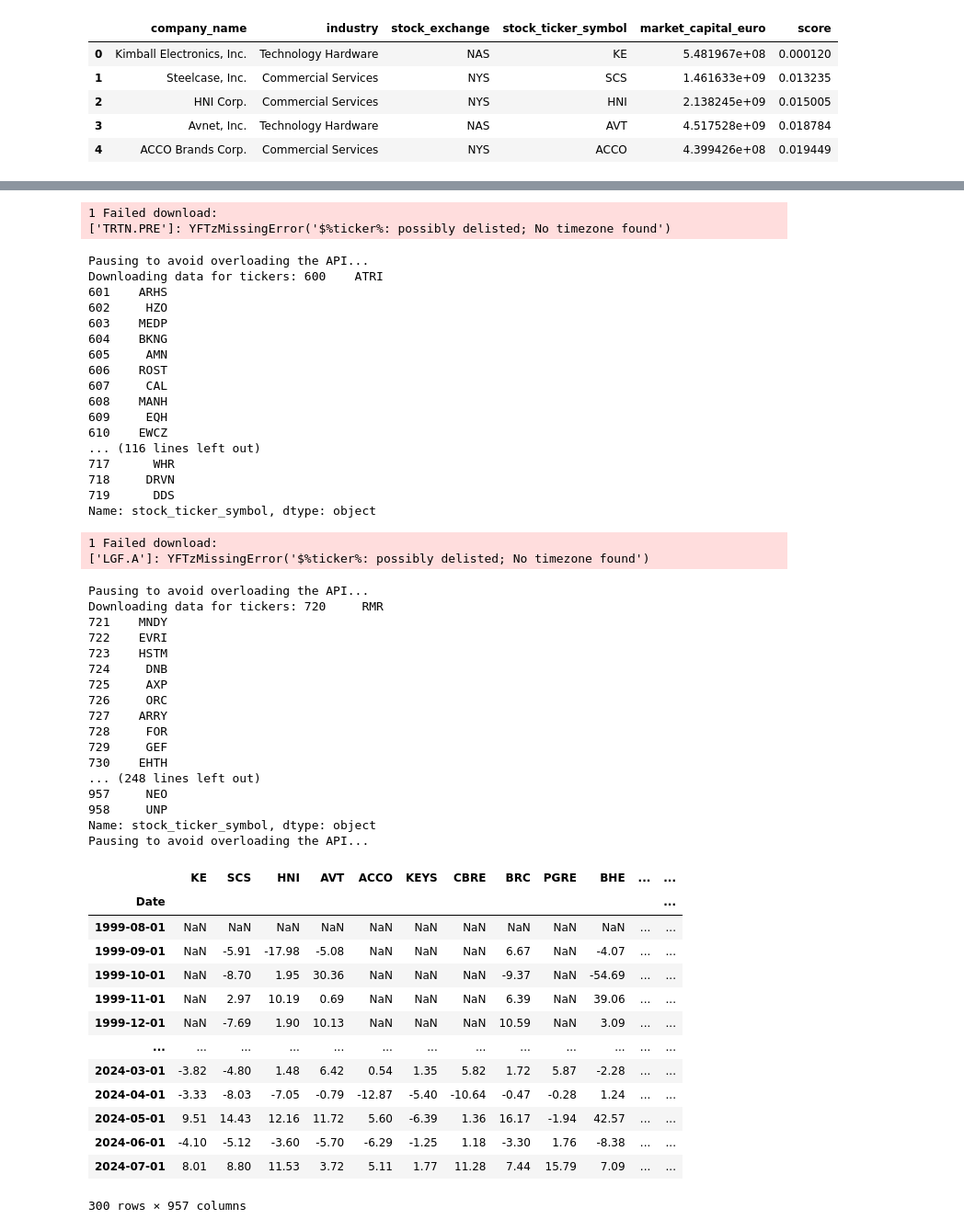
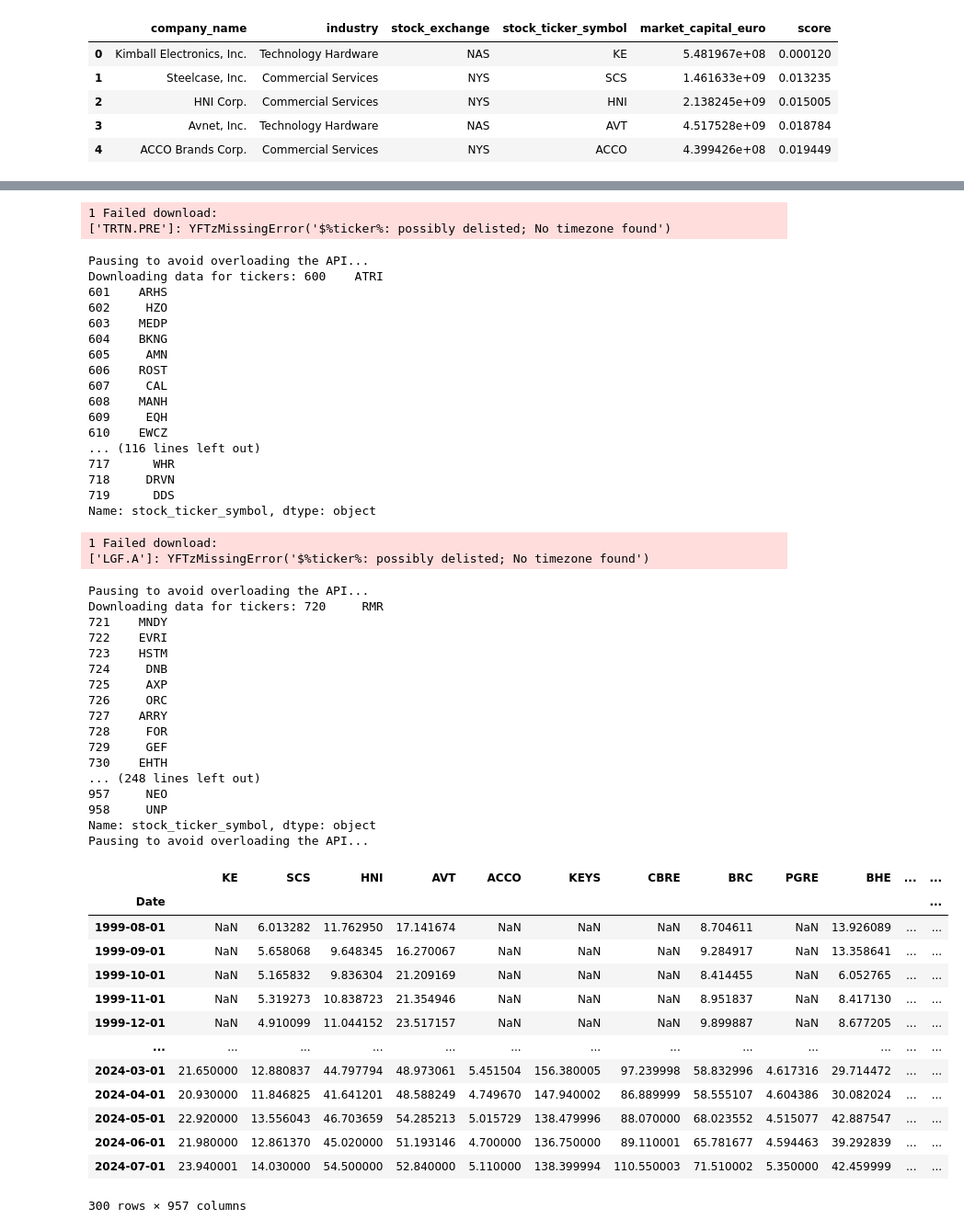
Before and after one commit to Herb-sh/sustainability_portfolio_optimisation, a Jupyter notebook: notebooks/data_expected_return_preparation.ipynb, the cells around one changed output, grey strips where cells are left out. Shown at 92% size. Saved outputs shown, nothing was run; the diff lists cells and outputs as text; code cells hidden in the pictures.

Commit message:
Working with return rate

```diff
--- a/notebooks/data_expected_return_preparation.ipynb
+++ b/notebooks/data_expected_return_preparation.ipynb
@@ -425,14 +425,14 @@ df_returns.head()
 | 3 | Avnet, Inc. | Technology Hardware | NAS | AVT | 4.517528e+09 | 0.018784 |
 | 4 | ACCO Brands Corp. | Commercial Services | NYS | ACCO | 4.399426e+08 | 0.019449 |
 # %%
-tickers = df_scaled['stock_ticker_symbol']
+tickers = df_returns['stock_ticker_symbol']
 # Format the new date as 'YYYY-MM-DD'
 start_date = (datetime.now() - relativedelta(years=25)).strftime('%Y-%m-%d')
 end_date = datetime.now().strftime('%Y-%m-%d')
 #
 #monthly_returns = data_ticker_service.get_monthly_returns(tickers, start_date, end_date)
-monthly_returns = data_ticker_service.get_returns_in_chunks(tickers, start_date, end_date, interval='1mo', chunk_size=20, sleep_duration=5)
-monthly_returns
+df_monthly_adj_close = data_ticker_service.get_returns_in_chunks(tickers, start_date, end_date, interval='1mo', chunk_size=20, sleep_duration=5)
+df_monthly_adj_close
 # %% [output]
 Downloading data for tickers: 0       KE
 1      SCS
@@ -464,42 +464,42 @@ Downloading data for tickers: 600    ATRI
 607     CAL
 608    MANH
 609     EQH
 610    EWCZ
 ... (116 lines left out)
 717      WHR
 718     DRVN
 719      DDS
 Name: stock_ticker_symbol, dtype: object
 1 Failed download:
 ['LGF.A']: YFTzMissingError('$%ticker%: possibly delisted; No timezone found')
 Pausing to avoid overloading the API...
 Downloading data for tickers: 720     RMR
 721    MNDY
 722    EVRI
 723    HSTM
 724     DNB
 725     AXP
 726     ORC
 727    ARRY
 728     FOR
 729     GEF
 730    EHTH
 ... (248 lines left out)
 957     NEO
 958     UNP
 Name: stock_ticker_symbol, dtype: object
 Pausing to avoid overloading the API...
 |  | KE | SCS | HNI | AVT | ACCO | KEYS | CBRE | BRC | PGRE | BHE | ... | ... |
 | Date |  |  |  |  |  |  |  |  |  |  |  | ... |
-| 1999-08-01 | NaN | NaN | NaN | NaN | NaN | NaN | NaN | NaN | NaN | NaN | ... | ... |
-| 1999-09-01 | NaN | -5.91 | -17.98 | -5.08 | NaN | NaN | NaN | 6.67 | NaN | -4.07 | ... | ... |
-| 1999-10-01 | NaN | -8.70 | 1.95 | 30.36 | NaN | NaN | NaN | -9.37 | NaN | -54.69 | ... | ... |
-| 1999-11-01 | NaN | 2.97 | 10.19 | 0.69 | NaN | NaN | NaN | 6.39 | NaN | 39.06 | ... | ... |
-| 1999-12-01 | NaN | -7.69 | 1.90 | 10.13 | NaN | NaN | NaN | 10.59 | NaN | 3.09 | ... | ... |
+| 1999-08-01 | NaN | 6.013282 | 11.762950 | 17.141674 | NaN | NaN | NaN | 8.704611 | NaN | 13.926089 | ... | ... |
+| 1999-09-01 | NaN | 5.658068 | 9.648345 | 16.270067 | NaN | NaN | NaN | 9.284917 | NaN | 13.358641 | ... | ... |
+| 1999-10-01 | NaN | 5.165832 | 9.836304 | 21.209169 | NaN | NaN | NaN | 8.414455 | NaN | 6.052765 | ... | ... |
+| 1999-11-01 | NaN | 5.319273 | 10.838723 | 21.354946 | NaN | NaN | NaN | 8.951837 | NaN | 8.417130 | ... | ... |
+| 1999-12-01 | NaN | 4.910099 | 11.044152 | 23.517157 | NaN | NaN | NaN | 9.899887 | NaN | 8.677205 | ... | ... |
 | ... | ... | ... | ... | ... | ... | ... | ... | ... | ... | ... | ... | ... |
-| 2024-03-01 | -3.82 | -4.80 | 1.48 | 6.42 | 0.54 | 1.35 | 5.82 | 1.72 | 5.87 | -2.28 | ... | ... |
-| 2024-04-01 | -3.33 | -8.03 | -7.05 | -0.79 | -12.87 | -5.40 | -10.64 | -0.47 | -0.28 | 1.24 | ... | ... |
-| 2024-05-01 | 9.51 | 14.43 | 12.16 | 11.72 | 5.60 | -6.39 | 1.36 | 16.17 | -1.94 | 42.57 | ... | ... |
-| 2024-06-01 | -4.10 | -5.12 | -3.60 | -5.70 | -6.29 | -1.25 | 1.18 | -3.30 | 1.76 | -8.38 | ... | ... |
-| 2024-07-01 | 8.01 | 8.80 | 11.53 | 3.72 | 5.11 | 1.77 | 11.28 | 7.44 | 15.79 | 7.09 | ... | ... |
+| 2024-03-01 | 21.650000 | 12.880837 | 44.797794 | 48.973061 | 5.451504 | 156.380005 | 97.239998 | 58.832996 | 4.617316 | 29.714472 | ... | ... |
+| 2024-04-01 | 20.930000 | 11.846825 | 41.641201 | 48.588249 | 4.749670 | 147.940002 | 86.889999 | 58.555107 | 4.604386 | 30.082024 | ... | ... |
+| 2024-05-01 | 22.920000 | 13.556043 | 46.703659 | 54.285213 | 5.015729 | 138.479996 | 88.070000 | 68.023552 | 4.515077 | 42.887547 | ... | ... |
+| 2024-06-01 | 21.980000 | 12.861370 | 45.020000 | 51.193146 | 4.700000 | 136.750000 | 89.110001 | 65.781677 | 4.594463 | 39.292839 | ... | ... |
+| 2024-07-01 | 23.940001 | 14.030000 | 54.500000 | 52.840000 | 5.110000 | 138.399994 | 110.550003 | 71.510002 | 5.350000 | 42.459999 | ... | ... |
 300 rows × 957 columns
```
Also changed, not shown: parts of 12 cells of this notebook, 6 other files.
